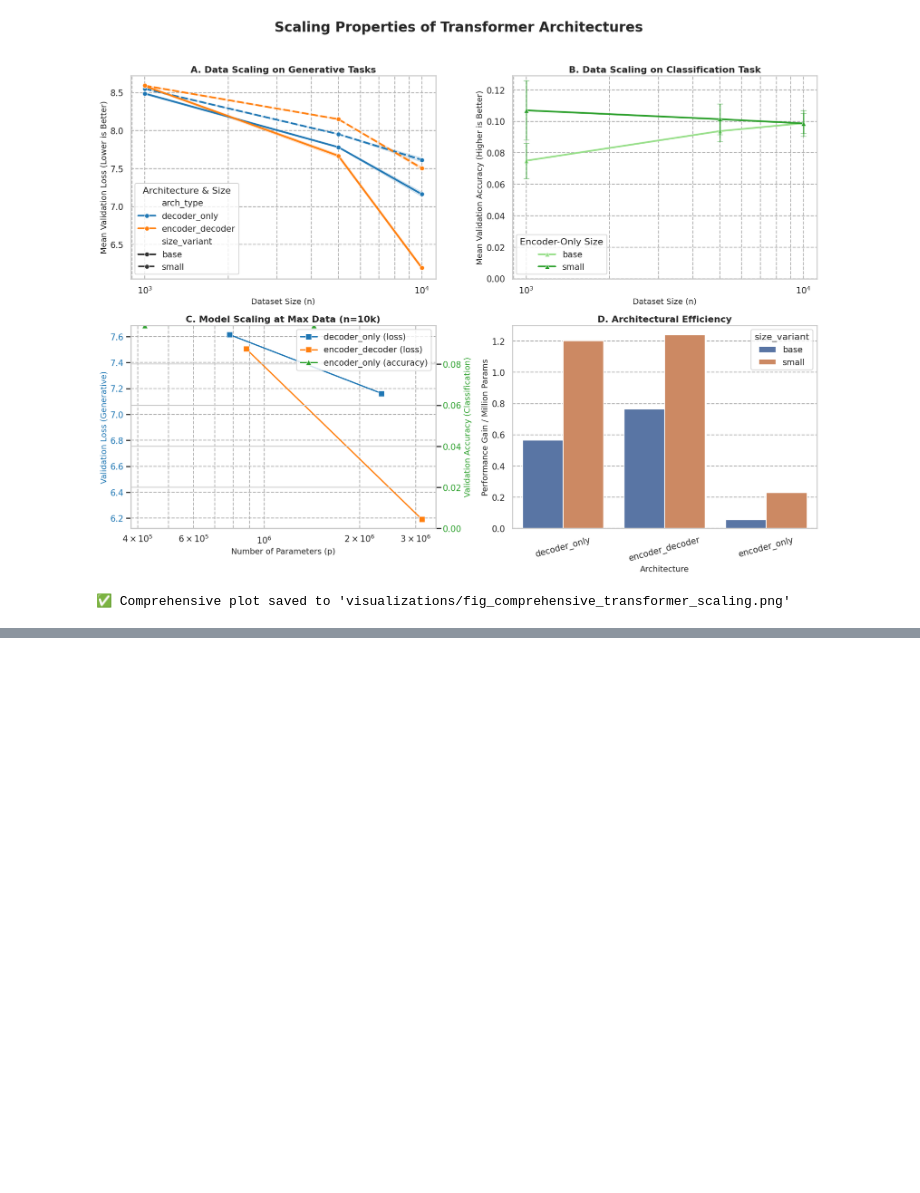
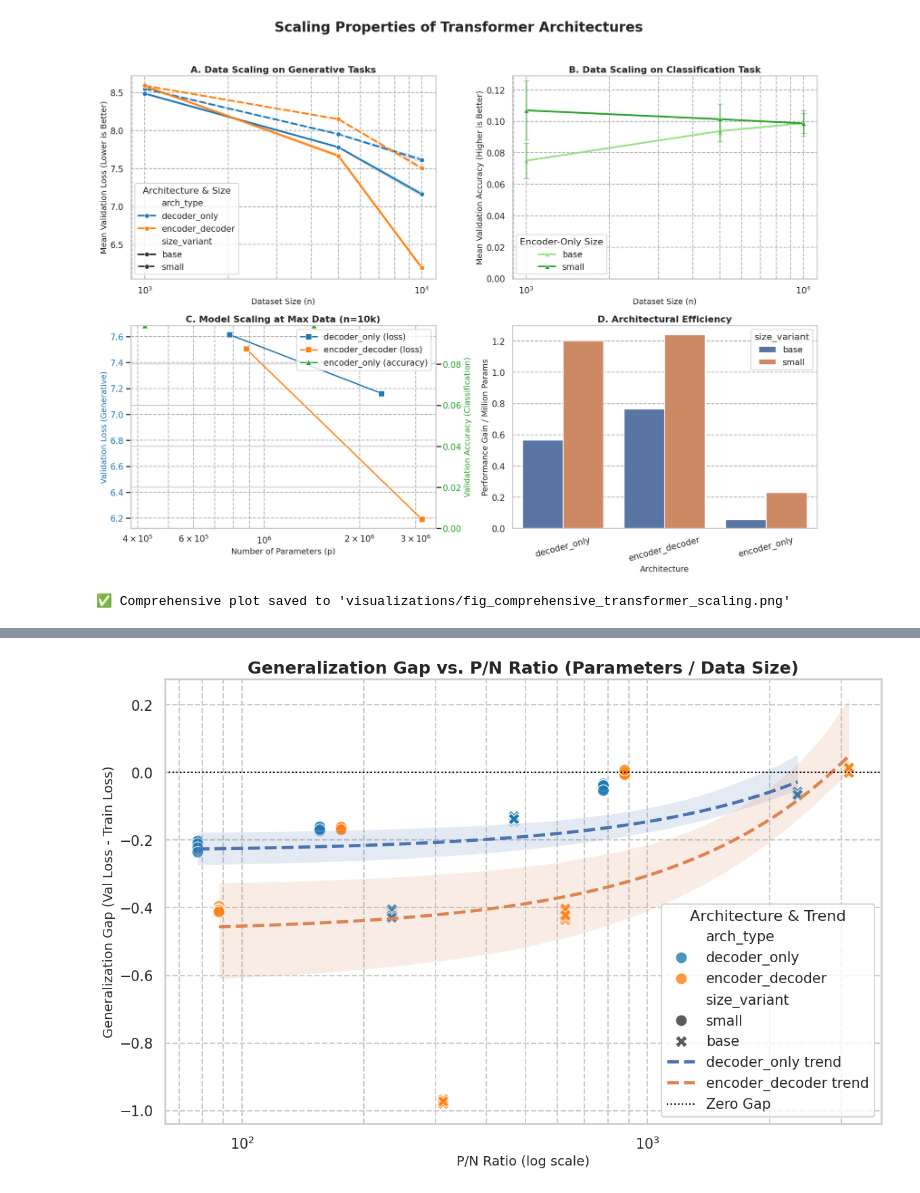
Before and after one commit to developer-2046/generalization, a Jupyter notebook: visualization.ipynb, the cells around one changed output, grey strips where cells are left out. Saved outputs shown, nothing was run; the diff lists cells and outputs as text; code cells hidden in the pictures; blank space fills up the shorter version.

```diff
--- a/visualization.ipynb
+++ b/visualization.ipynb
@@ -4,10 +4,14 @@ import seaborn as sns
 import matplotlib.pyplot as plt
 import numpy as np
 import os
+from glob import glob
+import json
+import re
 
 # --- Configuration ---
 ANALYSIS_FOLDER = 'statistical_analysis'
 VISUALIZATION_FOLDER = 'visualizations'
+JSON_FOLDER = 'data_json'
 os.makedirs(VISUALIZATION_FOLDER, exist_ok=True)
 
 summary_csv_path = os.path.join(ANALYSIS_FOLDER, 'statistical_summary.csv')
@@ -161,3 +165,80 @@ if 'df_summary' in locals():
 # %% [output]
 [figure]
 ✅ Comprehensive plot saved to 'visualizations/fig_comprehensive_transformer_scaling.png'
+# %%
+if 'df_summary' in locals():
+    print("\n--- Generating P/N Ratio vs. Generalization Gap Plot ---")
+
+    # Step 1: Reparse the raw JSON data to get training loss
+    # This is necessary because the previous summary didn't include it.
+    json_files = sorted(glob(os.path.join(JSON_FOLDER, 'transformer_architecture_scaling_results-*.json')))
+    if not json_files:
+        print("❌ Raw JSON files not found. Cannot generate this plot.")
+    else:
+        raw_data = []
+        for i, file_path in enumerate(json_files):
+            with open(file_path, 'r') as f:
+                data = json.load(f)
+            for key, metrics in data.items():
+                # Extract final train loss from the history
+                train_loss = metrics.get('full_history', {}).get('train_loss', [None])[-1]
+                if train_loss is not None:
+                    record = {
+                        'run_id': i + 1,
+                        'arch_type': metrics.get('config', {}).get('arch_type'),
+                        'size_variant': metrics.get('config', {}).get('name').split('_')[-1],
+                        'n_params': metrics.get('n_params'),
+                        'dataset_size': metrics.get('dataset_size'),
+                        'val_loss': metrics.get('final_val_loss'),
+                        'train_loss': train_loss
+                    }
+                    raw_data.append(record)
+
+        df_raw = pd.DataFrame(raw_data)
+
+        # Step 2: Calculate P/N Ratio and Generalization Gap
+        df_raw['p_n_ratio'] = df_raw['n_params'] / df_raw['dataset_size']
+        df_raw['gen_gap'] = df_raw['val_loss'] - df_raw['train_loss']
+
+        # Step 3: Create the plot
+        plt.figure(figsize=(12, 8))
+
+        # We only plot this for generative models, as gen_gap for classification is not directly comparable
+        df_plot = df_raw[df_raw['arch_type'].isin(['decoder_only', 'encoder_decoder'])]
+
+        plot = sns.scatterplot(
+            data=df_plot,
+            x='p_n_ratio',
+            y='gen_gap',
+            hue='arch_type',
+            style='size_variant',
+            s=150,  # size of markers
+            alpha=0.8,
+            palette=palette
+        )
+
+        # Add a regression line to show the trend for each architecture
+        for arch_type, group in df_plot.groupby('arch_type'):
+            sns.regplot(data=group, x='p_n_ratio', y='gen_gap', scatter=False, ax=plot,
+                        line_kws={'linestyle':'--'}, label=f'{arch_type} trend')
+
+        plot.set_title('Generalization Gap vs. P/N Ratio (Parameters / Data Size)', fontsize=18, weight='bold')
+        plot.set_xlabel('P/N Ratio (log scale)', fontsize=14)
+        plot.set_ylabel('Generalization Gap (Val Loss - Train Loss)', fontsize=14)
+        plot.set_xscale('log')
+        plot.axhline(0, color='black', linestyle=':', linewidth=1.5, label='Zero Gap')
+
+        # Clean up the legend
+        handles, labels = plot.get_legend_handles_labels()
+        # This is a bit of a hack to combine scatter and line legends correctly
+        unique_labels = dict(zip(labels, handles))
+        plot.legend(unique_labels.values(), unique_labels.keys(), title='Architecture & Trend')
+
+        plot.grid(True, which="both", ls="--", c='0.8')
+        plt.tight_layout()
+
+        output_path = os.path.join(VISUALIZATION_FOLDER, 'fig_pn_ratio_vs_gen_gap.png')
+        plt.savefig(output_path, dpi=300)
+        plt.show()
+        print(f"✅ P/N Ratio plot saved to '{output_path}'")
+# %% [output]
@@ -163,0 +246 @@ if 'df_summary' in locals():
+[figure, added]
```
Also changed, not shown: parts of 1 cell of this notebook, 1 other file.
